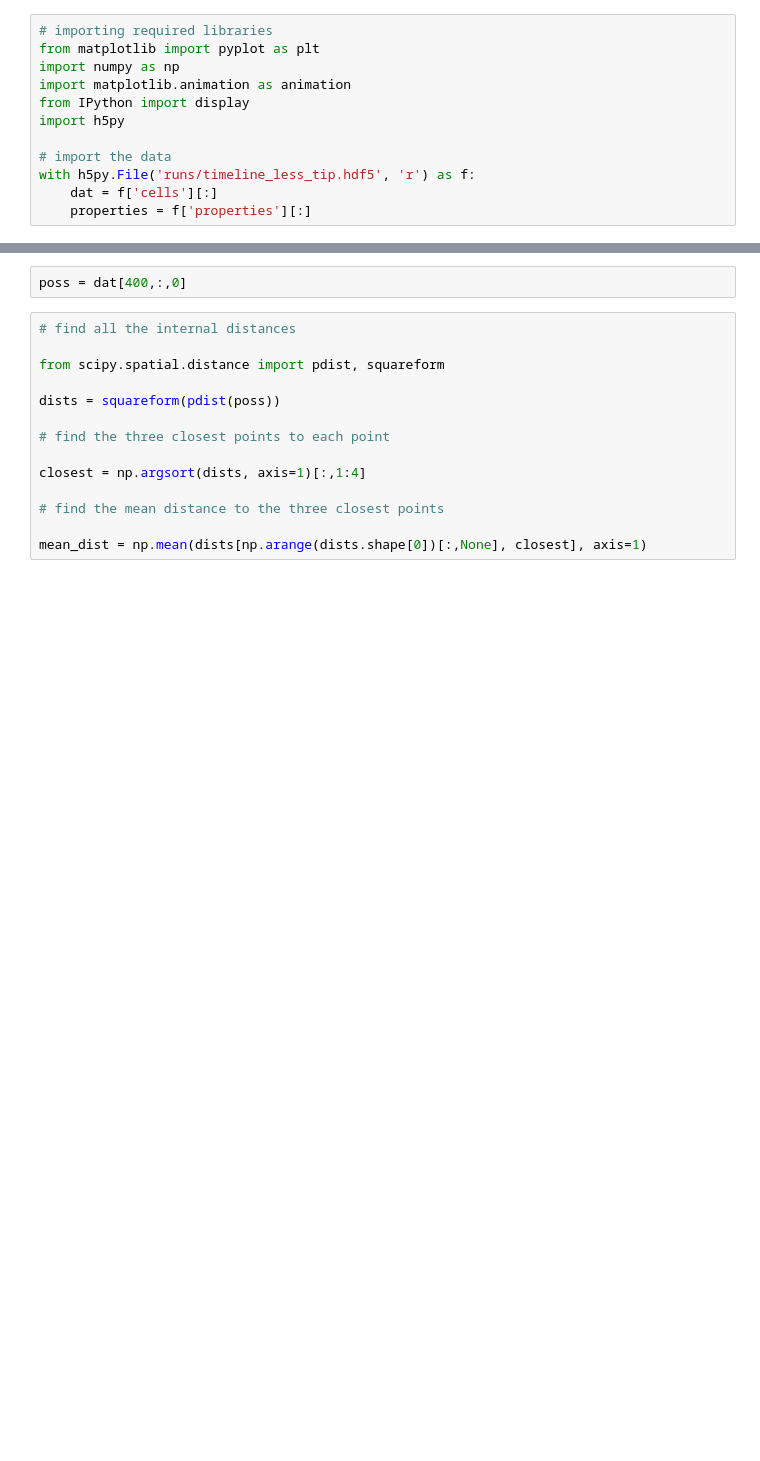
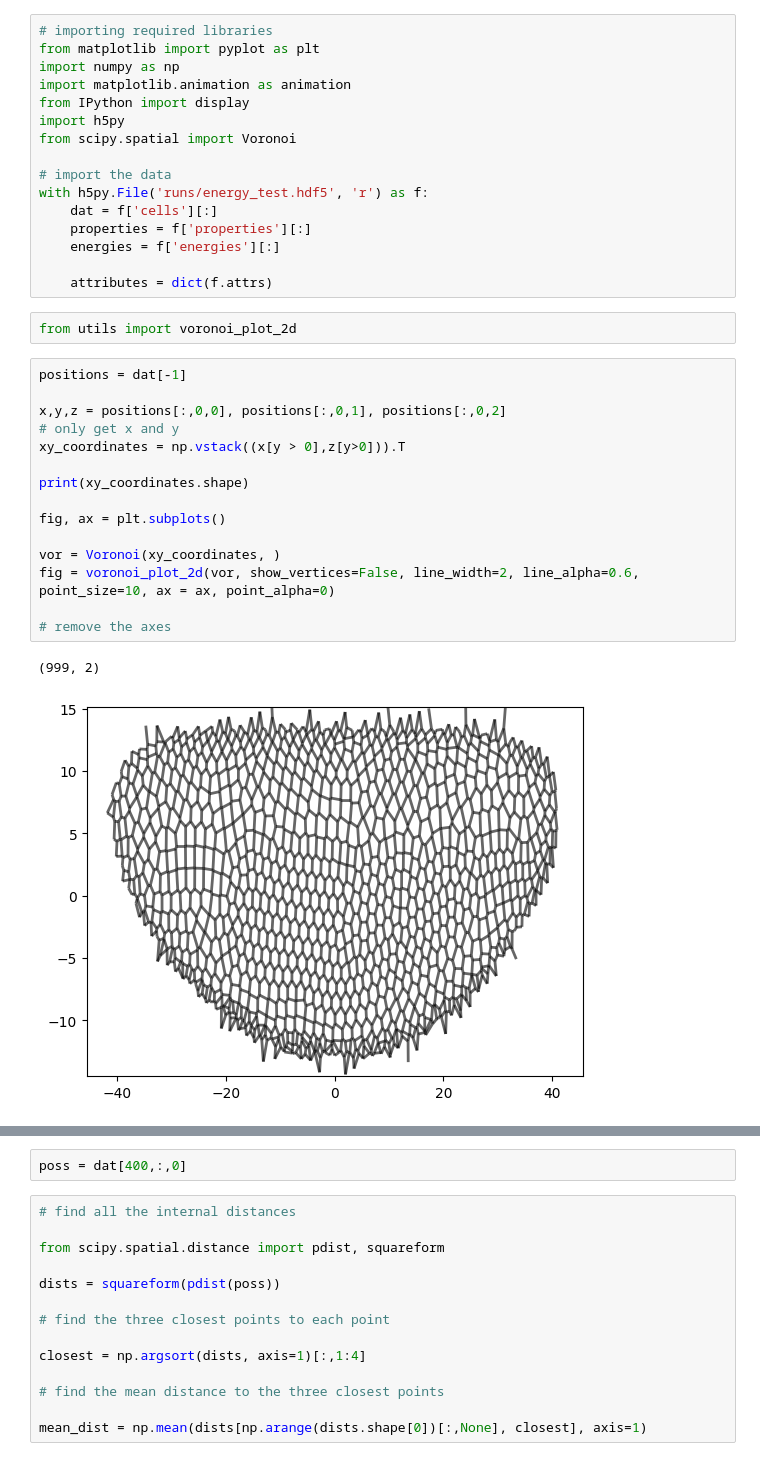
Before and after one commit to JakobSchauser/Thesis, a Jupyter notebook: Code/testing.ipynb, the cells around one changed output, grey strips where cells are left out. Cells and saved outputs as stored; diff of their text form; blank space fills up the shorter version.

```diff
--- a/Code/testing.ipynb
+++ b/Code/testing.ipynb
@@ -5,8 +5,32 @@ import numpy as np
 import matplotlib.animation as animation
 from IPython import display
 import h5py
+from scipy.spatial import Voronoi
 
 # import the data
-with h5py.File('runs/timeline_less_tip.hdf5', 'r') as f:
+with h5py.File('runs/energy_test.hdf5', 'r') as f:
     dat = f['cells'][:]
     properties = f['properties'][:]
+    energies = f['energies'][:]
+
+    attributes = dict(f.attrs)
+# %%
+from utils import voronoi_plot_2d
+# %%
+positions = dat[-1]
+
+x,y,z = positions[:,0,0], positions[:,0,1], positions[:,0,2]
+# only get x and y
+xy_coordinates = np.vstack((x[y > 0],z[y>0])).T
+
+print(xy_coordinates.shape)
+
+fig, ax = plt.subplots()
+
+vor = Voronoi(xy_coordinates, )
+fig = voronoi_plot_2d(vor, show_vertices=False, line_width=2, line_alpha=0.6, point_size=10, ax = ax, point_alpha=0)
+
+# remove the axes
+# %% [output]
+(999, 2)
+[figure, added]
```
Also changed, not shown: parts of 6 cells of this notebook, 4 other files.
